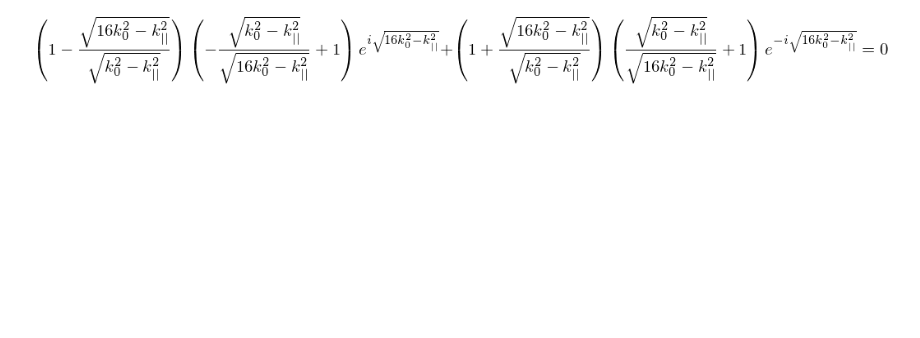
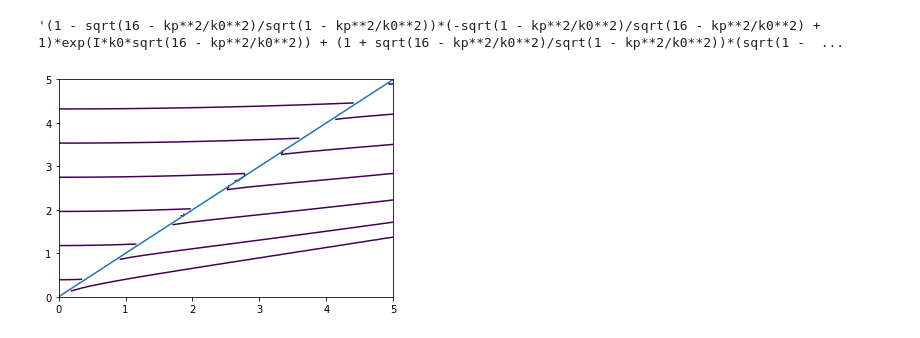
Before and after one commit to Yarokha/Calculations, a Jupyter notebook: planar.ipynb, the cells around one changed output. Cells and saved outputs as stored; diff of their text form; code cells hidden in the pictures; blank space fills up the shorter version.

```diff
--- a/planar.ipynb
+++ b/planar.ipynb
@@ -41,4 +12,0 @@ eq1 = Eq(M.subs([(n1,4),(c,3*10**8), (d,1)]),0)
-# %%
-eq1
-# %% [output]
-[figure, removed]
@@ -44,0 +20,22 @@ eq1
+# %%
+M0 = (M.subs([(q1,q.subs(n,1)),(q2,q.subs(n,4)), (d , 0)]))
+M1 = (M.subs([(q1,q.subs(n,4)),(q2,q.subs(n,1)), (d , 1)]))
+M_n = M0*M1
+str(M_n[0,0])
+# %% [output]
+'(1 - sqrt(16 - kp**2/k0**2)/sqrt(1 - kp**2/k0**2))*(-sqrt(1 - kp**2/k0**2)/sqrt(16 - kp**2/k0**2) + 1)*exp(I*k0*sqrt(16 - kp**2/k0**2)) + (1 + sqrt(16 - kp**2/k0**2)/sqrt(1 - kp**2/k0**2))*(sqrt(1 -  ...
+# %%
+import numpy as np
+import matplotlib.pyplot as plt
+import math as m
+k1 = np.linspace(0,5,100)+0j
+k2 = np.linspace(0,5,100)+0j
+kp, k0 = np.meshgrid(k1,k2)
+
+f = (1 - np.sqrt(16 - kp**2/k0**2)/np.sqrt(1 - kp**2/k0**2))*(-np.sqrt(1 - kp**2/k0**2)/np.sqrt(16 - kp**2/k0**2) + 1)*np.exp(1j*k0*np.sqrt(16 - kp**2/k0**2)) + (1 + np.sqrt(16 - kp**2/k0**2)/np.sqrt(1 - kp**2/k0**2))*(np.sqrt(1 - kp**2/k0**2)/np.sqrt(16 - kp**2/k0**2) + 1)*np.exp(-1j*k0*np.sqrt(16 - kp**2/k0**2))
+plt.contour(kp, k0,f,[0])
+
+plt.plot(k2,k2)
+plt.show()
+# %% [output]
+[figure, added]
```
Also changed, not shown: parts of 7 cells of this notebook, 1 other file.
